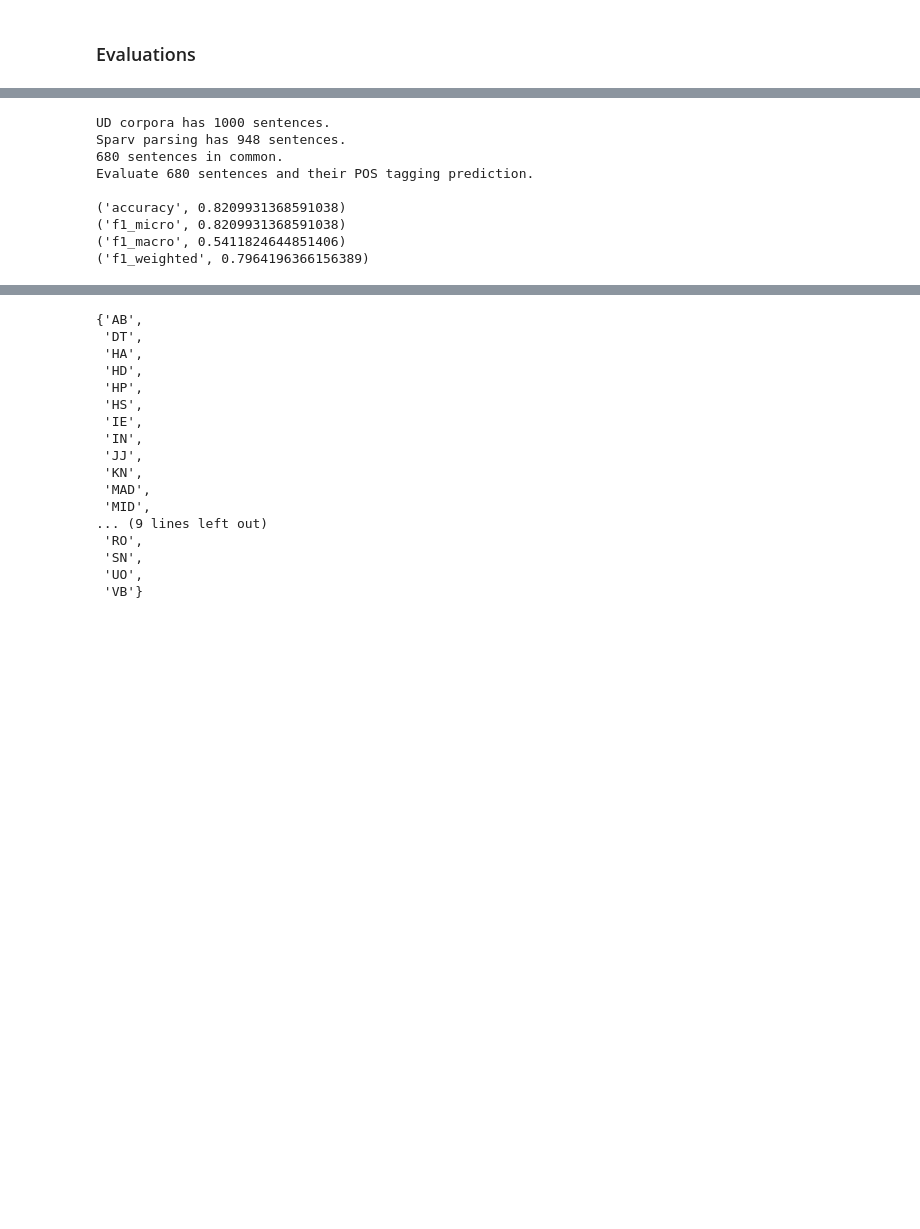
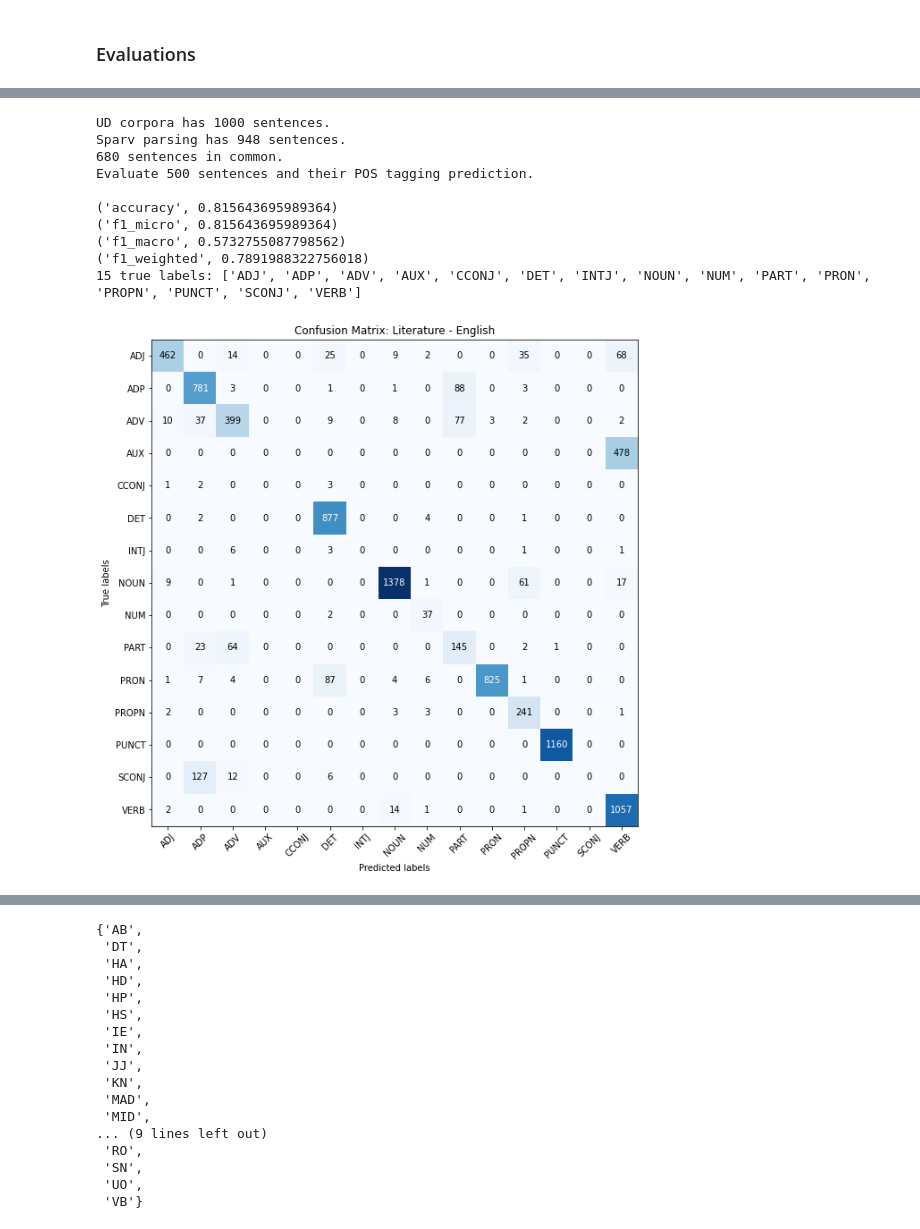
Before and after one commit to chickenbror/ltr-parser-eval, a Jupyter notebook: ParserEval.ipynb, the cells around one changed output, grey strips where cells are left out. Cells and saved outputs as stored; diff of their text form; code cells hidden in the pictures; blank space fills up the shorter version.

```diff
--- a/ParserEval.ipynb
+++ b/ParserEval.ipynb
@@ -267,15 +312,17 @@ Evaluate 563 sentences and their POS tagging prediction.
 # %%
 # Lit - English
-eval_domain(eng_literature, sparv_en_lit)
+eval_domain(eng_literature, sparv_en_lit, domain_name='Literature - English')
 # %% [output]
 UD corpora has 1000 sentences.
 Sparv parsing has 948 sentences.
 680 sentences in common.
-Evaluate 680 sentences and their POS tagging prediction.
+Evaluate 500 sentences and their POS tagging prediction.
 
-('accuracy', 0.8209931368591038)
-('f1_micro', 0.8209931368591038)
-('f1_macro', 0.5411824644851406)
-('f1_weighted', 0.7964196366156389)
+('accuracy', 0.815643695989364)
+('f1_micro', 0.815643695989364)
+('f1_macro', 0.5732755087798562)
+('f1_weighted', 0.7891988322756018)
+15 true labels: ['ADJ', 'ADP', 'ADV', 'AUX', 'CCONJ', 'DET', 'INTJ', 'NOUN', 'NUM', 'PART', 'PRON', 'PROPN', 'PUNCT', 'SCONJ', 'VERB']
+[figure, added]
 # %%
 # News - Swedish
```
Also changed, not shown: parts of 11 cells of this notebook, 3 other files.
